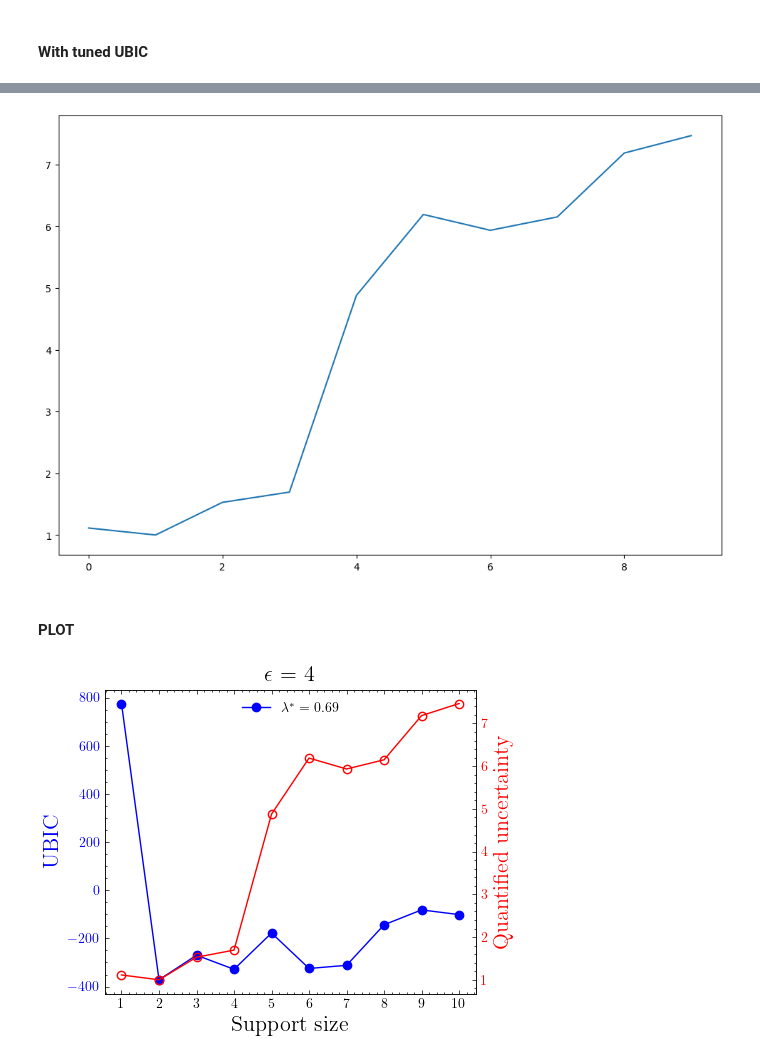
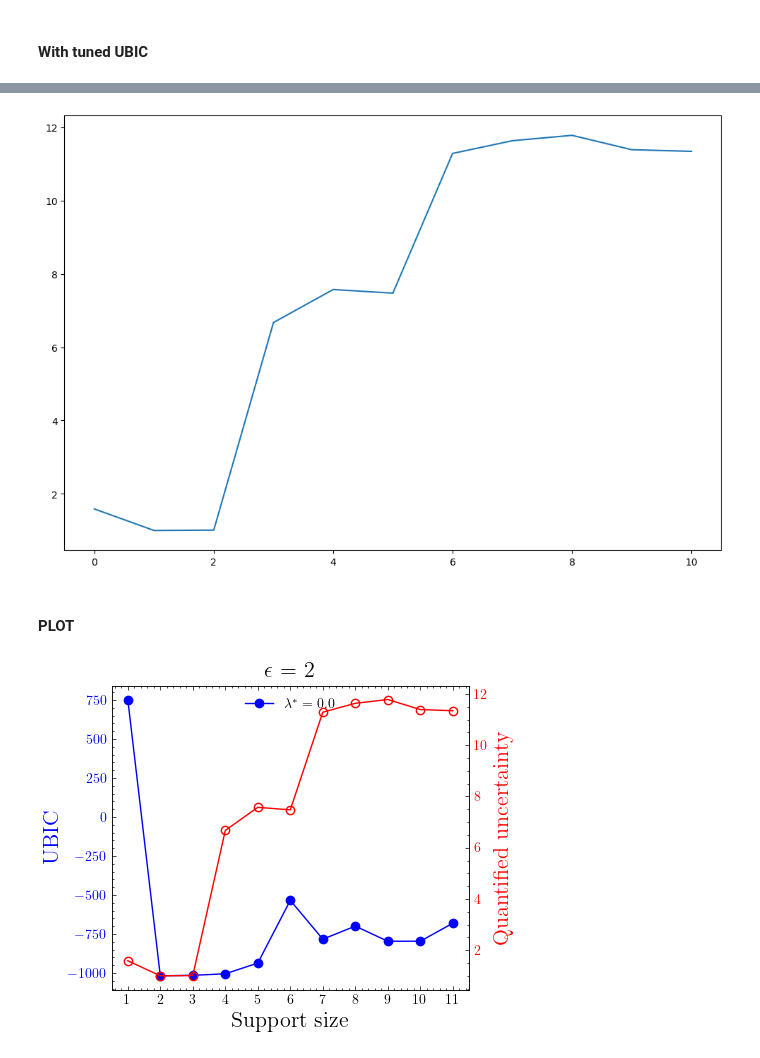
Before and after one commit to Pongpisit-Thanasutives/parametric-discovery, a Jupyter notebook: Parametric_Burgers-DEV3.ipynb, the cells around one changed output, grey strips where cells are left out. Cells and saved outputs as stored; diff of their text form; code cells hidden in the pictures.

Commit message:
PLOT

```diff
--- a/Parametric_Burgers-DEV3.ipynb
+++ b/Parametric_Burgers-DEV3.ipynb
@@ -101,7 +101,7 @@ u_clean_x = FinDiff(0, dx, 1, acc=4)(u_clean)
 u_clean_xx = FinDiff(0, dx, 1, acc=4)(u_clean_x)
 u_clean_xxx = FinDiff(0, dx, 1, acc=4)(u_clean_xx)
 u_clean_xxxx = FinDiff(0, dx, 1, acc=4)(u_clean_xxx)
-noise_lv = 4 # 2, 4
+noise_lv = 2 # 2, 4
 noise_lv = abs(noise_lv)
 u = u + 0.01*noise_lv*std(u)*np.random.randn(n, m)
 # %%
@@ -630,31 +632,31 @@ plt.plot(complexities, ubic_plot-min(ubic_plot), '-o'); plt.show()
 # %%
 plt.plot(uncertainties); plt.show()
 # %% [output]
-[figure, old version]
+[figure, new version]
 # %% [markdown]
 #### PLOT
 # %%
 fs = 16
 with plt.style.context('science'):
     fig, ax = plt.subplots(figsize=(5, 4))
 
     color = 'blue'
     ax.set_xlabel('Support size', fontsize=fs)
     ax.set_ylabel('UBIC', color=color, fontsize=fs)
-    ax.plot(complexities, ubic_plot, '-o', color=color, label='$\lambda^{*} = $' + ' ' + str(round(lam_plot, 2)))
+    ax.plot(complexities, ubic_plot, '-o', color=color, label='$\lambda^{*} = $' + ' ' + str(abs(round(lam_plot, 2))))
     ax.tick_params(axis='y', labelcolor=color)
     ax.set_xticks(complexities)
     ax.set_title(f"$\epsilon$ = {noise_lv}", fontsize=fs)
 
     axp = ax.twinx()
     color = 'red'
     axp.set_ylabel('Quantified uncertainty', color=color, fontsize=fs)
     axp.plot(complexities, uncertainties, '-o', color=color, markerfacecolor="None")
     axp.tick_params(axis='y', labelcolor=color)
 
     ax.legend(loc='upper center')
     fig.tight_layout()
     # plt.savefig(f"/Users/pongpisit/Documents/latex/UBIC-ACML/figures/burgers_ubic_noise{noise_lv}.pdf")
     plt.show()
 # %% [output]
-[figure, old version]
+[figure, new version]
```
Also changed, not shown: parts of 11 cells of this notebook, 1 other file.
